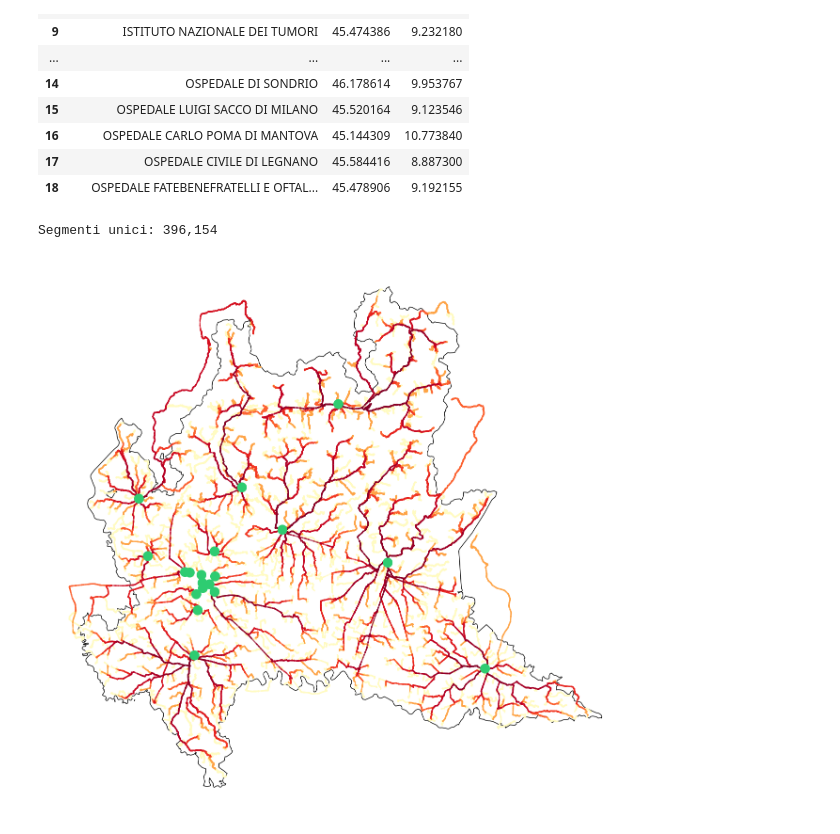
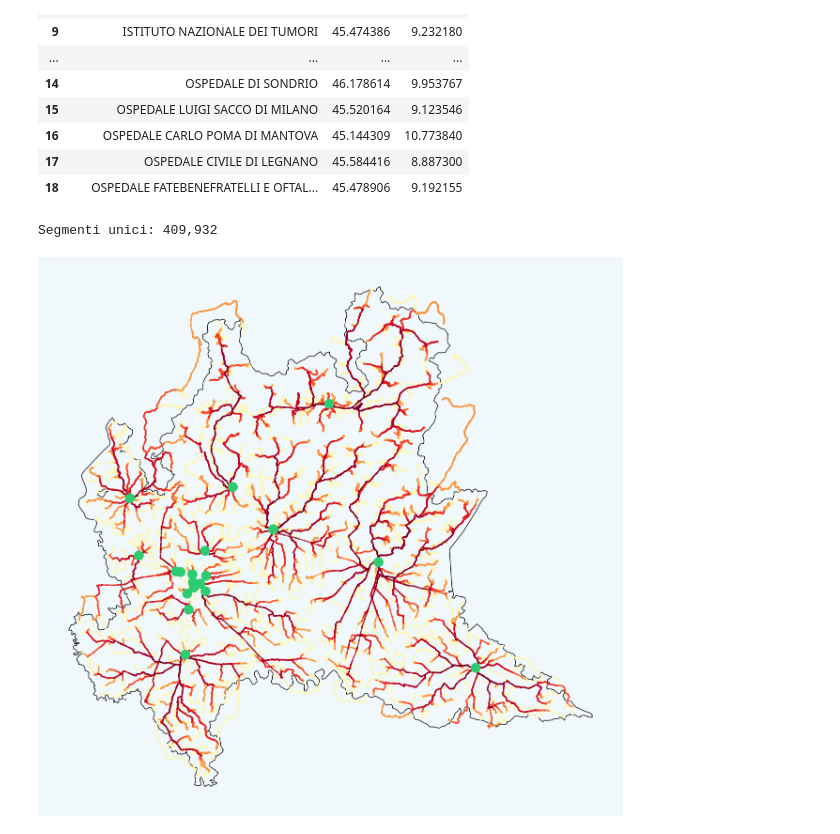
Before and after one commit to fperaro/Project-Work-ETL-Data_Viz, a Jupyter notebook: Visualization/RouteHub/RouteHub.ipynb, the cells around one changed output. Saved outputs shown, nothing was run; the diff lists cells and outputs as text; code cells hidden in the pictures.

Commit message:
Visualization: nuovo reparto

```diff
--- a/Visualization/RouteHub/RouteHub.ipynb
+++ b/Visualization/RouteHub/RouteHub.ipynb
@@ -18,7 +18,7 @@ import os
 N_SAMPLE   = 2000
 GRID_STEP  = 0.01
 K_NEAREST  = 5
-SLEEP_SEC  = 0.05
+SLEEP_SEC  = 0.01
 PERCENTILE_LOW  = 20
 GEOJSON    = "lombardia.geojson"
 
@@ -141,7 +141,7 @@ for v in tqdm(sample, desc="Routing"):
 
 print(f"Segmenti unici: {len(segment_counter):,}")
 # %% [output]
-Segmenti unici: 396,154
+Segmenti unici: 409,932
 # %%
 rows = [
     {"count": cnt, "geometry": LineString([(a[0], a[1]), (b[0], b[1])])}
@@ -164,32 +164,34 @@ def pct_to_hex(pct):
     return mcolors.to_hex(rgba)
 
 fig, ax = plt.subplots(figsize=(14, 12))
+fig.patch.set_facecolor("#f0f8fb")
+ax.set_facecolor("#f0f8fb")
 
 regione.plot(ax=ax, facecolor="none", edgecolor="black", linewidth=1)
 
 gdf_low = gdf_sorted[gdf_sorted["pct"] < PERCENTILE_LOW]
 for _, row in gdf_low.iterrows():
     x, y = row.geometry.xy
     ax.plot(x, y, color="grey", linewidth=0.8, alpha=1)
 
 gdf_high = gdf_sorted[gdf_sorted["pct"] >= PERCENTILE_LOW]
 for _, row in gdf_high.iterrows():
     x, y = row.geometry.xy
     ax.plot(x, y, color=pct_to_hex(row["pct"]), linewidth=2, alpha=0.65)
 
 ax.scatter(
     hospitals_df["lon"], hospitals_df["lat"],
     s=200, color="#2ecc71", zorder=5,
 )
 
 """sm = plt.cm.ScalarMappable(cmap=cmap, norm=norm)
 sm.set_array([])
 cbar = fig.colorbar(sm, ax=ax, shrink=0.5, pad=0.02)
 cbar.set_label("Percentile di utilizzo", fontsize=10)"""
 
 ax.set_axis_off()
 plt.tight_layout()
-plt.savefig("RouteHub.png", dpi=300, bbox_inches="tight")
+plt.savefig("RouteHub.png", dpi=300, bbox_inches="tight", facecolor=fig.get_facecolor())
 plt.show()
 # %% [output]
-[figure, old version]
+[figure, new version]
```
Also changed, not shown: parts of 1 cell of this notebook, 13 other files.
